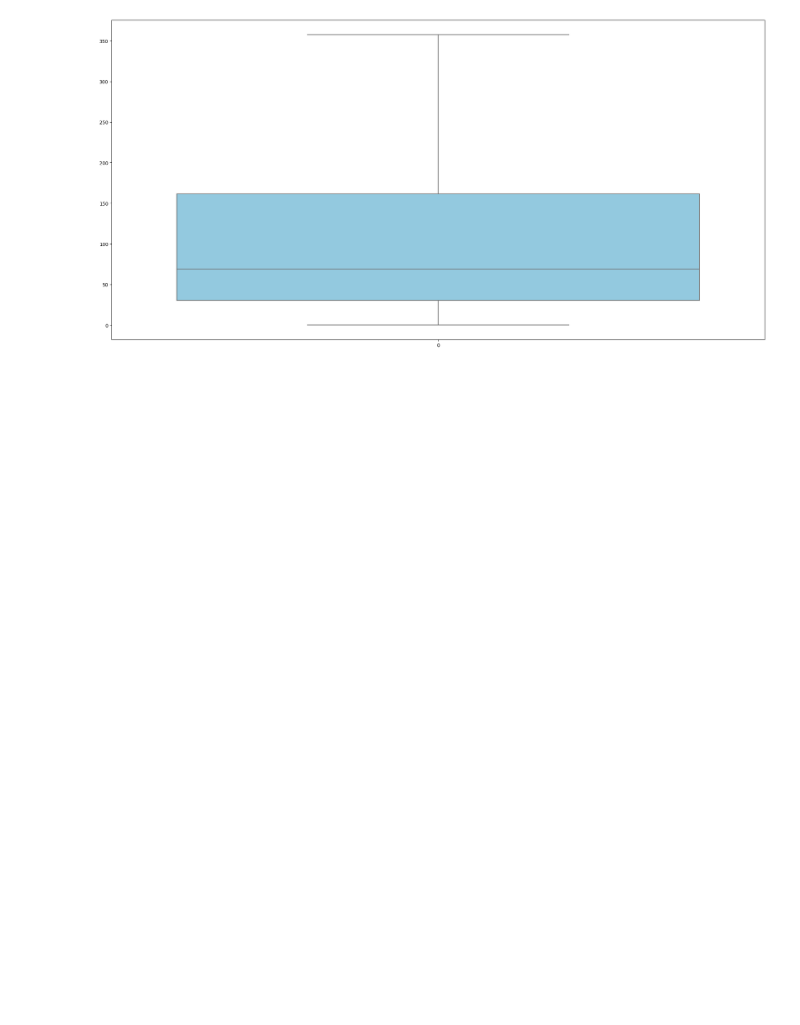
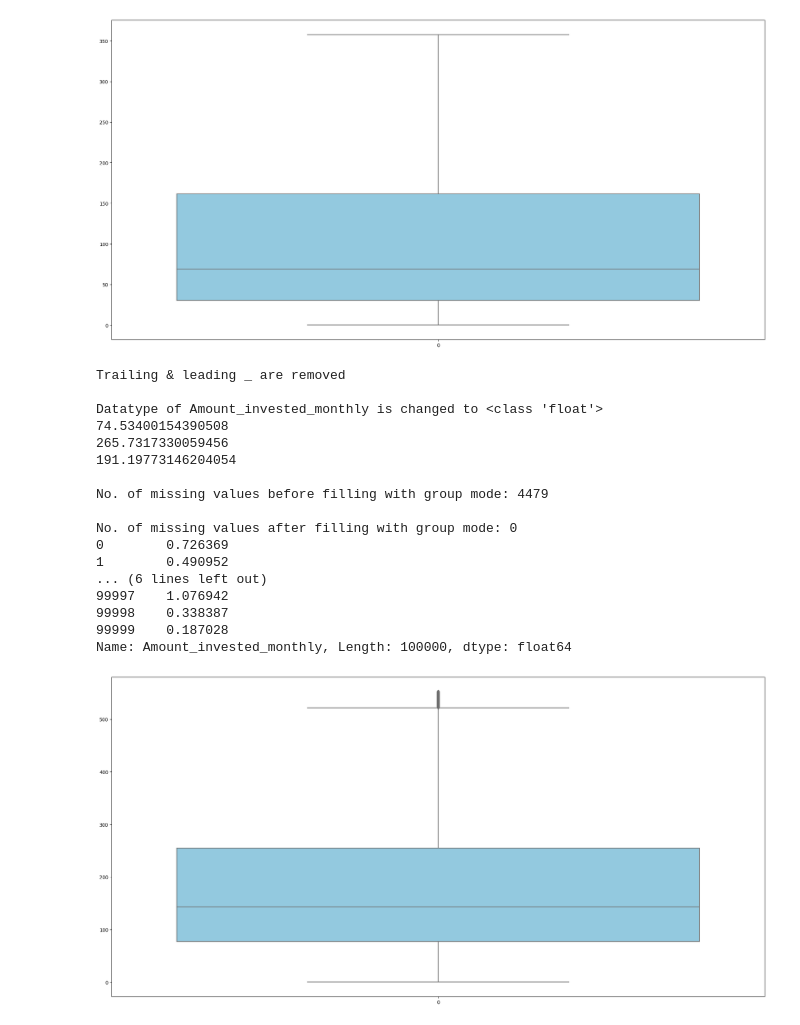
Before and after one commit to quinveil/Credit_Score_Data, a Jupyter notebook: creditscore.ipynb, the cells around one changed output. Cells and saved outputs as stored; diff of their text form; code cells hidden in the pictures; blank space fills up the shorter version.

```diff
--- a/creditscore.ipynb
+++ b/creditscore.ipynb
@@ -689,10 +775,29 @@ Name: Total_EMI_per_month, Length: 100000, dtype: float64
 [figure]
 # %%
 #Amount_invested_monthly
-# column_name = 'Amount_invested_monthly'
+column_name = 'Amount_invested_monthly'
 
-# num_process(df_train, column_name, strip='_', datatype=float)
-# fill_missing(df_train, column_name)
-# plot(df_train, column_name)
+num_process(df_train, column_name, strip='_', datatype=float)
+fill_missing(df_train, column_name)
+plot(df_train, column_name)
+# %% [output]
+Trailing & leading _ are removed
+
+Datatype of Amount_invested_monthly is changed to <class 'float'>
+74.53400154390508
+265.7317330059456
+191.19773146204054
+
+No. of missing values before filling with group mode: 4479
+
+No. of missing values after filling with group mode: 0
+0        0.726369
+1        0.490952
+... (6 lines left out)
+99997    1.076942
+99998    0.338387
+99999    0.187028
+Name: Amount_invested_monthly, Length: 100000, dtype: float64
+[figure, added]
 # %%
 #Monthly_Balance
```
Also changed, not shown: parts of 12 cells of this notebook.
